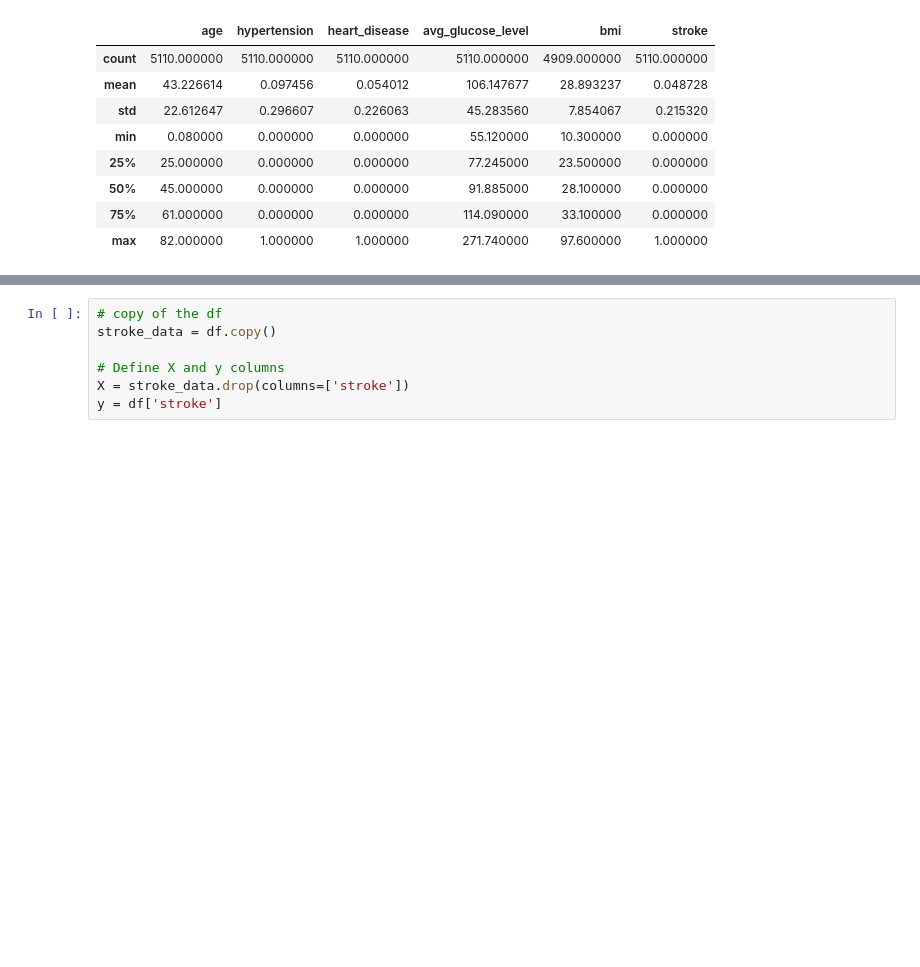
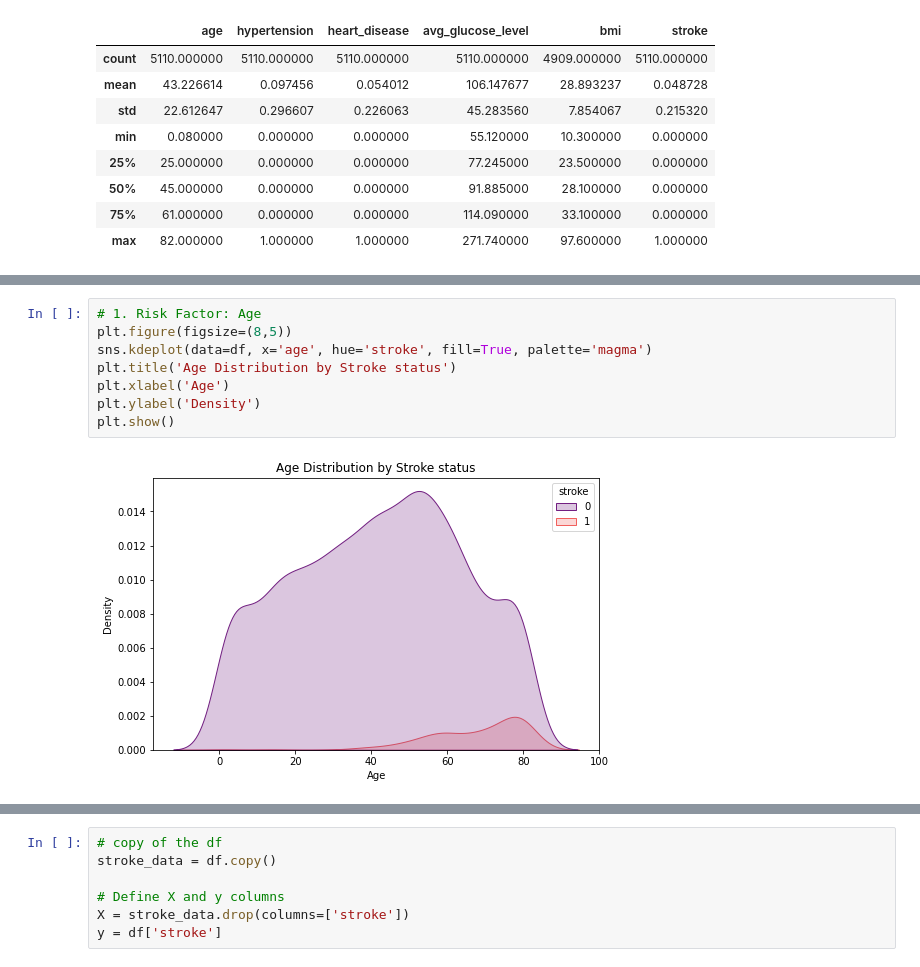
Before and after one commit to WanjikuKahoro/SUPERVISED_ML_PROJECT_PHASE3, a Jupyter notebook: index.ipynb, the cells around one changed output, grey strips where cells are left out. Cells and saved outputs as stored; diff of their text form; blank space fills up the shorter version.

```diff
--- a/index.ipynb
+++ b/index.ipynb
@@ -144,0 +146,10 @@ df['bmi'].isna().sum()
+# %%
+# 1. Risk Factor: Age
+plt.figure(figsize=(8,5))
+sns.kdeplot(data=df, x='age', hue='stroke', fill=True, palette='magma')
+plt.title('Age Distribution by Stroke status')
+plt.xlabel('Age')
+plt.ylabel('Density')
+plt.show()
+# %% [output]
+[figure, added]
```
Also changed, not shown: parts of 51 cells of this notebook.
